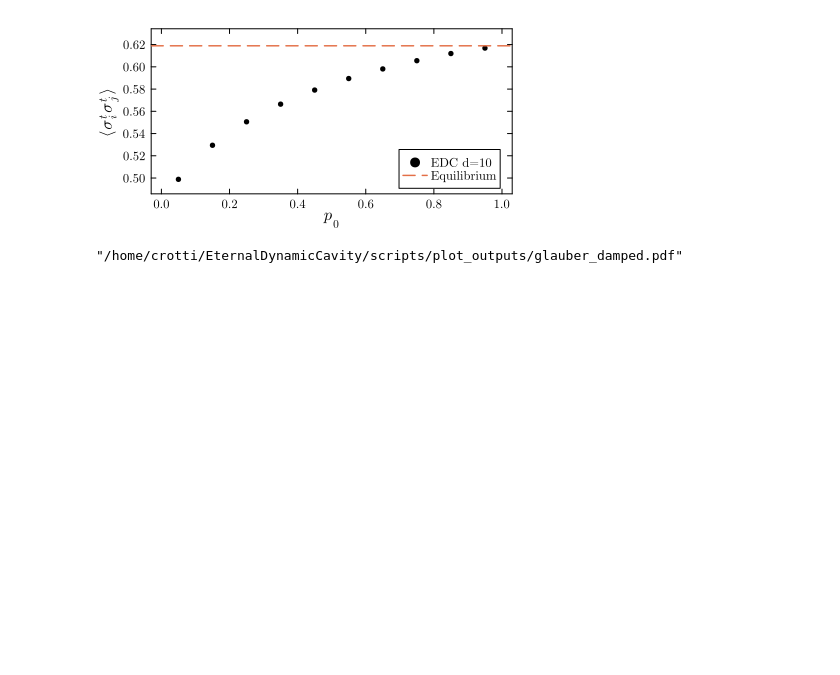
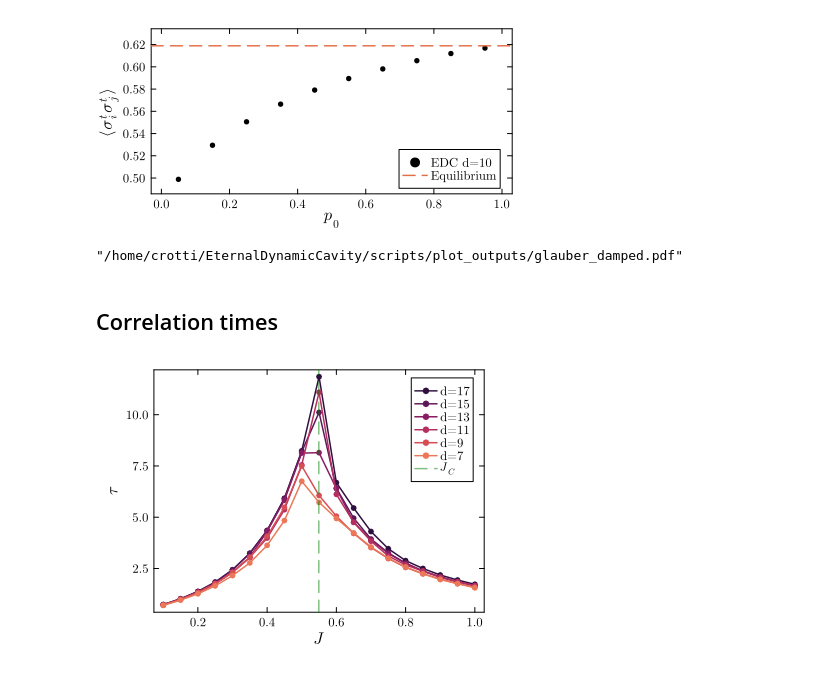
Before and after one commit to stecrotti/EternalDynamicCavity, a Jupyter notebook: scripts/plots.ipynb, the cells around one changed output. Cells and saved outputs as stored; diff of their text form; code cells hidden in the pictures; blank space fills up the shorter version.

Commit message:
study of correlation times

```diff
--- a/scripts/plots.ipynb
+++ b/scripts/plots.ipynb
@@ -319,7 +317,7 @@ scaling = scaling_double;
 # %%
 cg = cgrad(:matter, length(dmax)+1, categorical=true)
 markers = [:o, :diamond, :utriangle, :star]
-pl_bd_glauber = plot(; xlabel=L"J", ylabel=L"d", thikness_scaling=scaling)
+pl_bd_glauber = plot(; xlabel=L"J", ylabel=L"d")
 
 for a in eachindex(dmax)
     plot!(pl_bd_glauber, Js, dmax[a], c=cg[a+1],
@@ -360,7 +356,7 @@ dmax
 # %%
 cg = cgrad(:matter, length(dmax)+1, categorical=true)
 markers = [:o, :diamond, :utriangle, :star]
-pl_bd_sis = plot(; xlabel=L"\lambda/\rho", ylabel=L"d", thikness_scaling=scaling)
+pl_bd_sis = plot(; xlabel=L"\lambda/\rho", ylabel=L"d")
 
 for a in eachindex(dmax)
     plot!(pl_bd_sis, λs ./ ρ, dmax[a],
@@ -398,3 +397,30 @@ hline!(pl_damped, [r_ss], label="Equilibrium", ls=:dash)
 savefig(pl_damped, "plot_outputs/glauber_damped.pdf")
 # %% [output]
 "/home/crotti/EternalDynamicCavity/scripts/plot_outputs/glauber_damped.pdf"
+# %% [markdown]
+## Correlation times
+# %%
+data = load("../data/sis_correlation_length2.jld2")
+@unpack λs, ρ, k, ds, ls, ls_eigen, ms = data
+
+step = 1
+cg = cgrad(:matter, length(ds)+1, categorical=true)
+
+pl_sis = plot(; xlabel=L"λ", ylabel=L"\tau")
+for a in eachindex(ds)[end:-step:1]
+    plot!(pl_sis, λs, ls_eigen[a], c=cg[a+1], label="d=$(ds[a])", m=:o)
+end
+# %%
+data = load("../data/glauber_correlation_length3.jld2")
+@unpack Js, h, k, ds, ls, ls_eigen, ms, ms_exact = data
+
+step = 2
+cg = cgrad(:matter, length(ds)+1, categorical=true)
+
+pl_glauber = plot(; xlabel=L"J", ylabel=L"\tau")
+for a in reverse(eachindex(ds)[5:step:end])
+    plot!(pl_glauber, Js, ls_eigen[a], c=cg[a+1], label="d=$(ds[a])", m=:o)
+end
+vline!(pl_glauber, [log(3)/2], ls=:dash, la=0.5, c=:green, label=L"J_C")
+# %% [output]
+[figure, added]
```
Also changed, not shown: parts of 6 cells of this notebook, 4 other files.
